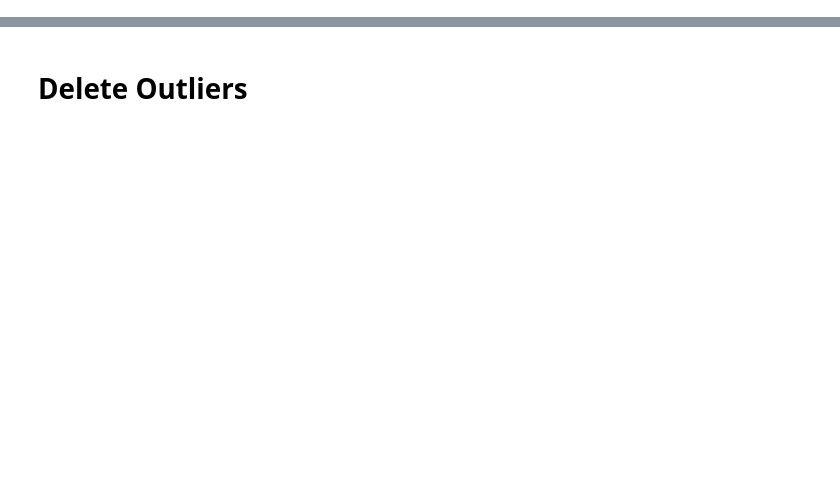
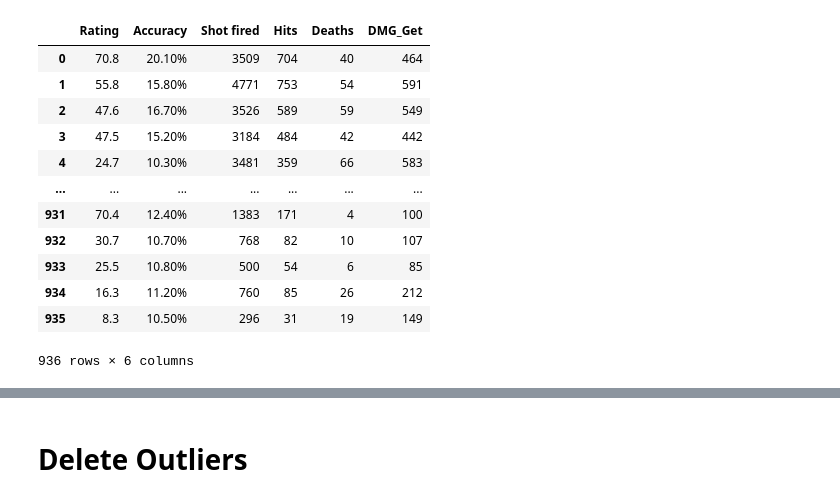
Before and after one commit to KacperChmura1/LaserTag-Project, a Jupyter notebook: Machine_Learning.ipynb, the cells around one changed output, grey strips where cells are left out. Cells and saved outputs as stored; diff of their text form; code cells hidden in the pictures; blank space fills up the shorter version.

```diff
--- a/Machine_Learning.ipynb
+++ b/Machine_Learning.ipynb
@@ -13,6 +13,22 @@ from sklearn import metrics
 from sklearn.model_selection import train_test_split
 # %%
 df = pd.read_csv("Stats.csv",index_col = 0)
+# %%
+df
+# %% [output]
+|  | Rating | Accuracy | Shot fired | Hits | Deaths | DMG_Get |
+| 0 | 70.8 | 20.10% | 3509 | 704 | 40 | 464 |
+| 1 | 55.8 | 15.80% | 4771 | 753 | 54 | 591 |
+| 2 | 47.6 | 16.70% | 3526 | 589 | 59 | 549 |
+| 3 | 47.5 | 15.20% | 3184 | 484 | 42 | 442 |
+| 4 | 24.7 | 10.30% | 3481 | 359 | 66 | 583 |
+| ... | ... | ... | ... | ... | ... | ... |
+| 931 | 70.4 | 12.40% | 1383 | 171 | 4 | 100 |
+| 932 | 30.7 | 10.70% | 768 | 82 | 10 | 107 |
+| 933 | 25.5 | 10.80% | 500 | 54 | 6 | 85 |
+| 934 | 16.3 | 11.20% | 760 | 85 | 26 | 212 |
+| 935 | 8.3 | 10.50% | 296 | 31 | 19 | 149 |
+936 rows × 6 columns
 # %%
 df
 # %% [output]
```
Also changed, not shown: parts of 22 cells of this notebook, 4 other files.
